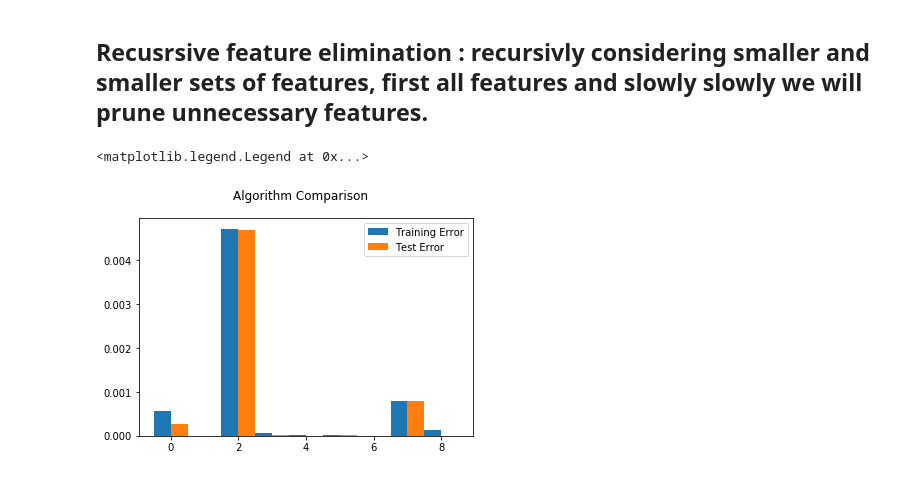
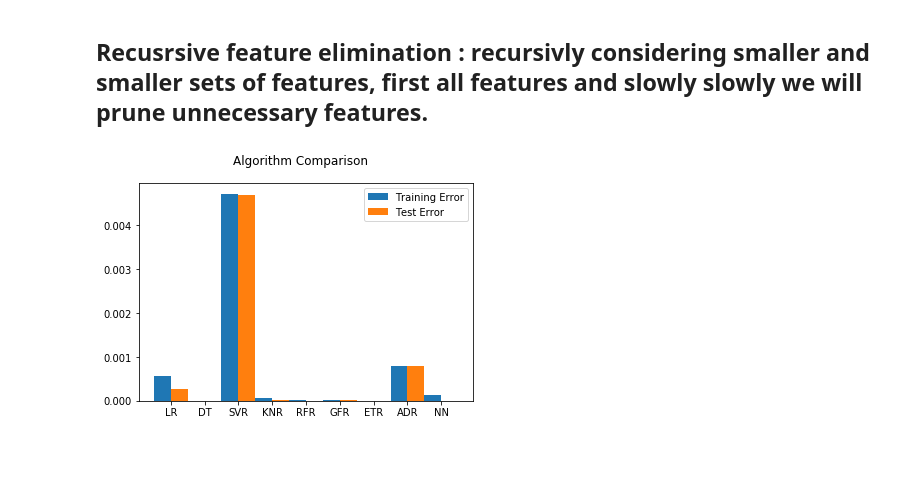
Before and after one commit to Karanpalshekhawat/ml_case_studies_finance_book, a Jupyter notebook: derivative_pricing.ipynb, the cells around one changed output. Saved outputs shown, nothing was run; the diff lists cells and outputs as text; code cells hidden in the pictures.

```diff
--- a/derivative_pricing.ipynb
+++ b/derivative_pricing.ipynb
@@ -142,13 +142,16 @@ for name,model in models.items():
 # %%
 fig = plt.figure()
 ind = np.arange(len(names))
 width = 0.5
 
 fig.suptitle("Algorithm Comparison")
 plt.bar(ind-width/2,  training_error, label='Training Error', width=width)
 plt.bar(ind+width/2, test_error, label='Test Error', width=width)
 
 plt.legend()
+ax = fig.add_subplot(111)
+ax.set_xticks(ind)
+ax.set_xticklabels(names)
+plt.show()
 # %% [output]
-<matplotlib.legend.Legend at 0x...>
-[figure, old version]
+[figure, new version]
```
Also changed, not shown: parts of 5 cells of this notebook.
